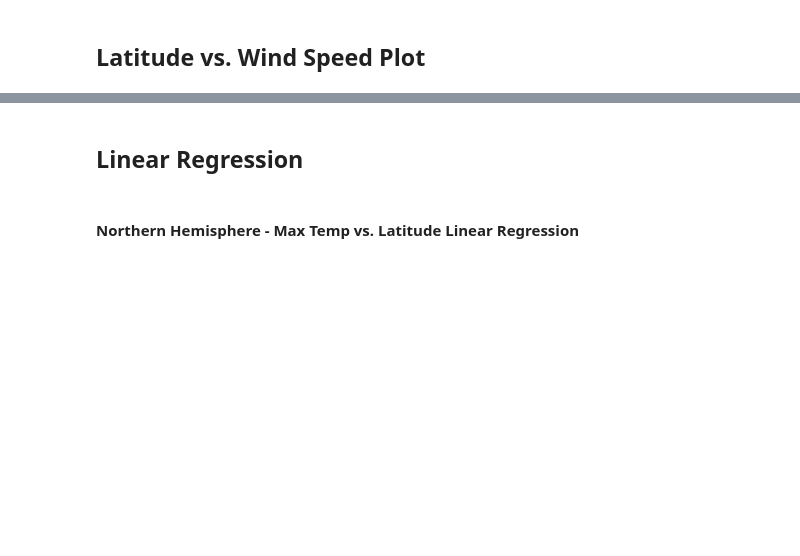
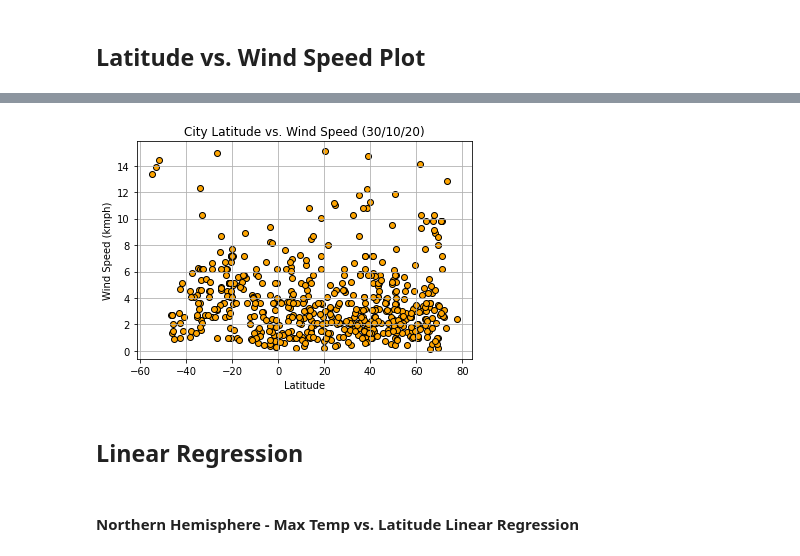
Before and after one commit to HDietrich416/Data-Bootcamp, a Jupyter notebook: Unit 6 - Python API/Part I- WeatherPy/WeatherPy.ipynb, the cells around one changed output, grey strips where cells are left out. Cells and saved outputs as stored; diff of their text form; code cells hidden in the pictures; blank space fills up the shorter version.

```diff
--- a/Unit 6 - Python API/Part I- WeatherPy/WeatherPy.ipynb
+++ b/Unit 6 - Python API/Part I- WeatherPy/WeatherPy.ipynb
@@ -187,3 +237,15 @@ Int64Index([], dtype='int64')
+# %%
+latitude = weather_df['Lat']
+wind_speed = weather_df['Wind Speed']
+
+plt.scatter(latitude, wind_speed, facecolor = 'orange',edgecolor = "black")
+plt.title("City Latitude vs. Wind Speed (30/10/20)")
+plt.ylabel("Wind Speed (kmph)")
+plt.xlabel("Latitude")
+plt.grid()
+plt.show()
+# %% [output]
+[figure, added]
 # %% [markdown]
 ## Linear Regression
 # %% [markdown]
```
Also changed, not shown: parts of 13 cells of this notebook, 1 other file.
